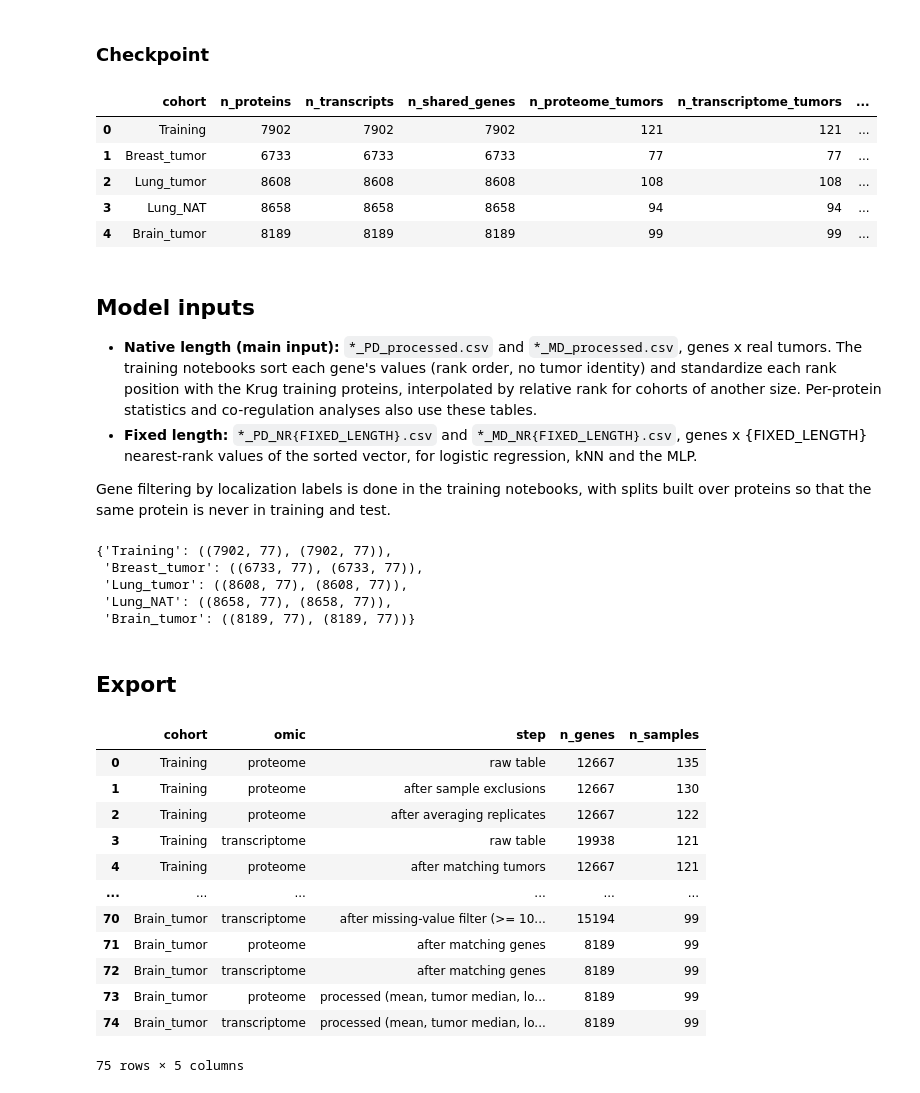
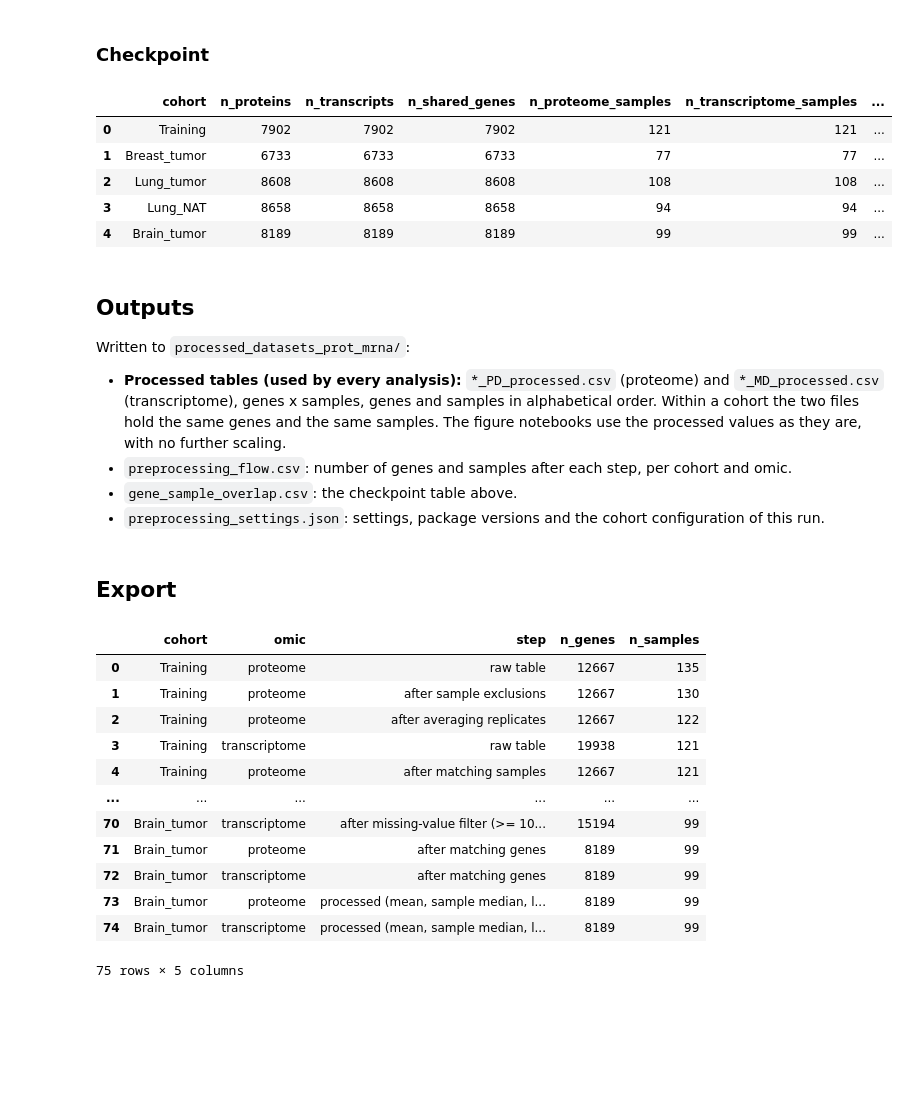
Before and after one commit to kenlzh1996/localization_ML, a Jupyter notebook: Dataset generation.ipynb, the cells around one changed output. Cells and saved outputs as stored; diff of their text form; code cells hidden in the pictures; blank space fills up the shorter version.

```diff
--- a/Dataset generation.ipynb
+++ b/Dataset generation.ipynb
@@ -25,16 +25,12 @@ raw_data_path = 'raw_datasets/'
 output_path = 'processed_datasets_prot_mrna/'
 Path(output_path).mkdir(parents=True, exist_ok=True)
 
-# Keep a gene if it is quantified in at least this fraction of tumors (1.0 = complete cases).
+# Keep a gene if it is quantified in at least this fraction of samples (1.0 = complete cases, no imputation).
 MIN_FRACTION_OBSERVED = 1.0
 
-# Restrict both omics to shared tumors (before gene filters) and shared genes (before normalization).
-SHARED_TUMORS_ONLY = True
+# Restrict both omics to shared samples (before gene filters) and shared genes (before normalization).
+SHARED_SAMPLES_ONLY = True
 SHARED_GENES_ONLY = True
-
-# Length of the fixed nearest-rank vector exported for models that need a fixed input length.
-# 77 is the size of the smallest cohort (Mertins).
-FIXED_LENGTH = 77
 
 # IQR / 1.349 equals the SD for normally distributed data.
 IQR_TO_SD = 1.349
@@ -214,82 +221,72 @@ VisualizeData(processed_mrna['Training'], 'Training transcriptome')
 # %% [markdown]
 ### Checkpoint
 # %%
+# Both omics must hold the same genes and the same samples in every cohort. Written to gene_sample_overlap.csv.
 overlap = pd.DataFrame([
     dict(cohort=n,
          n_proteins=processed_prot[n].shape[0], n_transcripts=processed_mrna[n].shape[0],
          n_shared_genes=len(processed_prot[n].index.intersection(processed_mrna[n].index)),
-         n_proteome_tumors=processed_prot[n].shape[1], n_transcriptome_tumors=processed_mrna[n].shape[1],
-         n_shared_tumors=len(processed_prot[n].columns.intersection(processed_mrna[n].columns)))
+         n_proteome_samples=processed_prot[n].shape[1], n_transcriptome_samples=processed_mrna[n].shape[1],
+         n_shared_samples=len(processed_prot[n].columns.intersection(processed_mrna[n].columns)))
     for n in COHORTS])
 if SHARED_GENES_ONLY:
     assert (overlap.n_proteins == overlap.n_shared_genes).all() and (overlap.n_transcripts == overlap.n_shared_genes).all()
-if SHARED_TUMORS_ONLY:
-    assert (overlap.n_proteome_tumors == overlap.n_shared_tumors).all() and (overlap.n_transcriptome_tumors == overlap.n_shared_tumors).all()
+if SHARED_SAMPLES_ONLY:
+    assert (overlap.n_proteome_samples == overlap.n_shared_samples).all() and (overlap.n_transcriptome_samples == overlap.n_shared_samples).all()
 
-# Every tumor has robust spread 1 and median 0 is NOT imposed; check the spread and that no NaN remains.
+# Each sample ends with median ~0 (step 2, before log2) and robust spread 1 (step 4); check the spread and that no NaN remains.
 for n in COHORTS:
     for df in (processed_prot[n], processed_mrna[n]):
         iqr = (df.quantile(0.75) - df.quantile(0.25)) / IQR_TO_SD
         assert np.allclose(iqr, 1.0) and not df.isna().any().any()
 overlap
 # %% [output]
-|  | cohort | n_proteins | n_transcripts | n_shared_genes | n_proteome_tumors | n_transcriptome_tumors | ... |
+|  | cohort | n_proteins | n_transcripts | n_shared_genes | n_proteome_samples | n_transcriptome_samples | ... |
 | 0 | Training | 7902 | 7902 | 7902 | 121 | 121 | ... |
 | 1 | Breast_tumor | 6733 | 6733 | 6733 | 77 | 77 | ... |
 | 2 | Lung_tumor | 8608 | 8608 | 8608 | 108 | 108 | ... |
 | 3 | Lung_NAT | 8658 | 8658 | 8658 | 94 | 94 | ... |
 | 4 | Brain_tumor | 8189 | 8189 | 8189 | 99 | 99 | ... |
 # %% [markdown]
-## Model inputs
+## Outputs
 
-* **Native length (main input):** `*_PD_processed.csv` and `*_MD_processed.csv`, genes x real tumors. The training notebooks sort each gene's values (rank order, no tumor identity) and standardize each rank position with the Krug training proteins, interpolated by relative rank for cohorts of another size. Per-protein statistics and co-regulation analyses also use these tables.
-* **Fixed length:** `*_PD_NR{FIXED_LENGTH}.csv` and `*_MD_NR{FIXED_LENGTH}.csv`, genes x {FIXED_LENGTH} nearest-rank values of the sorted vector, for logistic regression, kNN and the MLP.
+Written to `processed_datasets_prot_mrna/`:
 
-Gene filtering by localization labels is done in the training notebooks, with splits built over proteins so that the same protein is never in training and test.
+* **Processed tables (used by every analysis):** `*_PD_processed.csv` (proteome) and `*_MD_processed.csv` (transcriptome), genes x samples, genes and samples in alphabetical order. Within a cohort the two files hold the same genes and the same samples. The figure notebooks use the processed values as they are, with no further scaling.
+* `preprocessing_flow.csv`: number of genes and samples after each step, per cohort and omic.
+* `gene_sample_overlap.csv`: the checkpoint table above.
+* `preprocessing_settings.json`: settings, package versions and the cohort configuration of this run.
-# %%
-# Fixed length is set to 77 values for the nearest-rank vectors, which is the size of the smallest cohort (Mertins' breast tumor cohort).
-nr_prot = {n: nearest_rank_vectors(df) for n, df in processed_prot.items()}
-nr_mrna = {n: nearest_rank_vectors(df) for n, df in processed_mrna.items()}
-{n: (nr_prot[n].shape, nr_mrna[n].shape) for n in COHORTS}
-# %% [output]
-{'Training': ((7902, 77), (7902, 77)),
- 'Breast_tumor': ((6733, 77), (6733, 77)),
- 'Lung_tumor': ((8608, 77), (8608, 77)),
- 'Lung_NAT': ((8658, 77), (8658, 77)),
- 'Brain_tumor': ((8189, 77), (8189, 77))}
 # %% [markdown]
 ## Export
 # %%
 for name in COHORTS:
-    out = COHORTS[name]['out']
+    out = COHORTS[name]['out']                    # PD = protein data, MD = mRNA data
     processed_prot[name].to_csv(Path(output_path + f'{out}_PD_processed.csv'))
     processed_mrna[name].to_csv(Path(output_path + f'{out}_MD_processed.csv'))
-    nr_prot[name].to_csv(Path(output_path + f'{out}_PD_NR{FIXED_LENGTH}.csv'))
-    nr_mrna[name].to_csv(Path(output_path + f'{out}_MD_NR{FIXED_LENGTH}.csv'))
 
 flow_df = pd.DataFrame(flow)
 flow_df.to_csv(Path(output_path + 'preprocessing_flow.csv'), index=False)
 overlap.to_csv(Path(output_path + 'gene_sample_overlap.csv'), index=False)
 
-settings = dict(normalization='gene mean division; tumor median division; log2; tumor robust scaling (IQR/1.349)',
-                MIN_FRACTION_OBSERVED=MIN_FRACTION_OBSERVED, SHARED_TUMORS_ONLY=SHARED_TUMORS_ONLY,
-                SHARED_GENES_ONLY=SHARED_GENES_ONLY, FIXED_LENGTH=FIXED_LENGTH,
+settings = dict(normalization='gene mean division; sample median division; log2; sample robust scaling (IQR/1.349)',
+                MIN_FRACTION_OBSERVED=MIN_FRACTION_OBSERVED, SHARED_SAMPLES_ONLY=SHARED_SAMPLES_ONLY,
+                SHARED_GENES_ONLY=SHARED_GENES_ONLY,
                 versions=dict(numpy=np.__version__, pandas=pd.__version__), cohorts=COHORTS)
 with open(Path(output_path + 'preprocessing_settings.json'), 'w') as f:
     json.dump(settings, f, indent=2)
 
 flow_df
 # %% [output]
 |  | cohort | omic | step | n_genes | n_samples |
 | 0 | Training | proteome | raw table | 12667 | 135 |
 | 1 | Training | proteome | after sample exclusions | 12667 | 130 |
 | 2 | Training | proteome | after averaging replicates | 12667 | 122 |
 | 3 | Training | transcriptome | raw table | 19938 | 121 |
-| 4 | Training | proteome | after matching tumors | 12667 | 121 |
+| 4 | Training | proteome | after matching samples | 12667 | 121 |
 | ... | ... | ... | ... | ... | ... |
 | 70 | Brain_tumor | transcriptome | after missing-value filter (>= 10... | 15194 | 99 |
 | 71 | Brain_tumor | proteome | after matching genes | 8189 | 99 |
 | 72 | Brain_tumor | transcriptome | after matching genes | 8189 | 99 |
-| 73 | Brain_tumor | proteome | processed (mean, tumor median, lo... | 8189 | 99 |
-| 74 | Brain_tumor | transcriptome | processed (mean, tumor median, lo... | 8189 | 99 |
+| 73 | Brain_tumor | proteome | processed (mean, sample median, l... | 8189 | 99 |
+| 74 | Brain_tumor | transcriptome | processed (mean, sample median, l... | 8189 | 99 |
 75 rows × 5 columns
```
Also changed, not shown: parts of 7 cells of this notebook, 13 other files.
